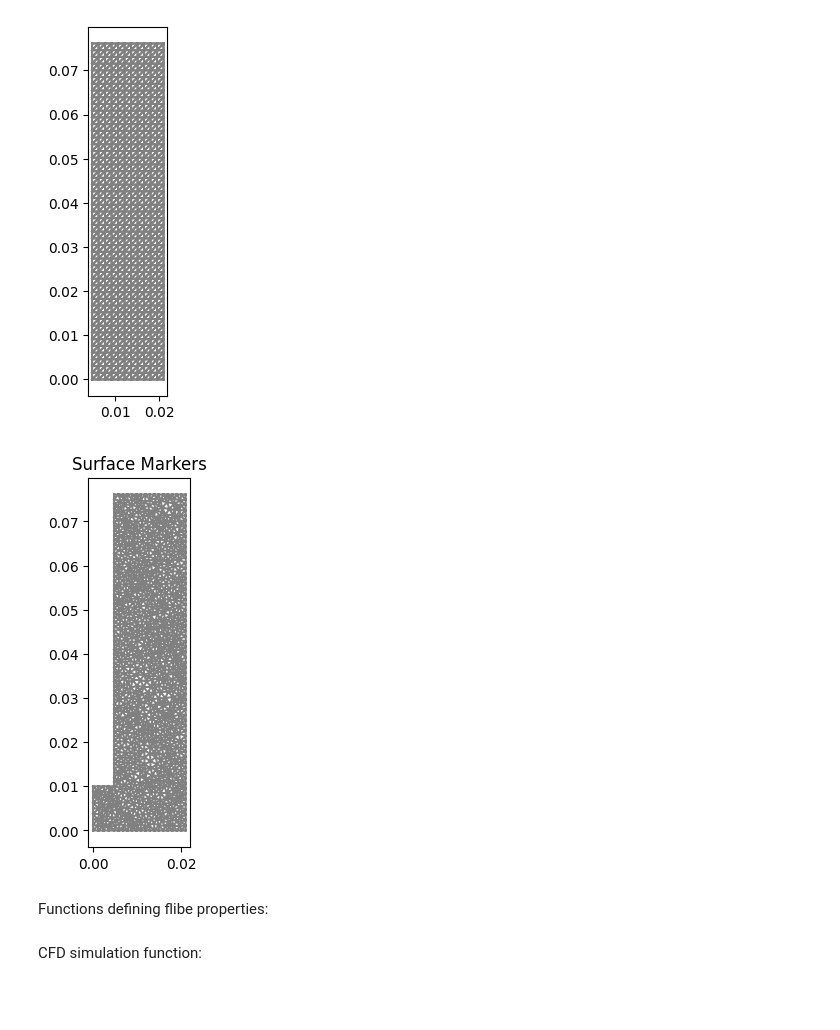
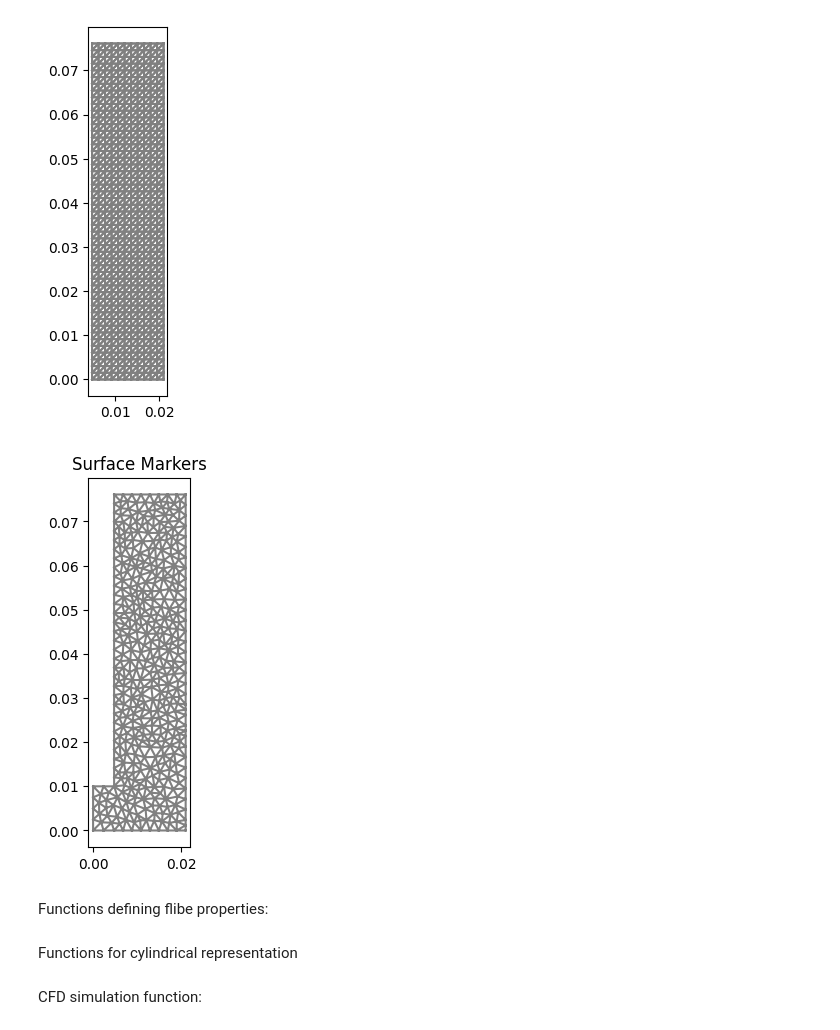
Before and after one commit to WeaverC20/LIBRADiff, a Jupyter notebook: BABY_2D_Simulation.ipynb, the cells around one changed output. Drawn from its saved outputs; the diff is of its cells as text; code cells hidden in the pictures; blank space fills up the shorter version.

```diff
--- a/BABY_2D_Simulation.ipynb
+++ b/BABY_2D_Simulation.ipynb
@@ -65,7 +121,7 @@ p1 = f.Point(x1, 0)
 p2 = f.Point(x1 + x2, y2)
 r2 = Rectangle(p1, p2)
 domain = r1 + r2
-mesh_fenics = generate_mesh(domain, 40)
+mesh_fenics = generate_mesh(domain, 25)
 
 plot(mesh_fenics)
 
@@ -94,34 +150,34 @@ upper_left_surface_str = f'on_boundary && near(x[0], {x2}, tol)'
 upper_left_surface = CompiledSubDomain(
     upper_left_surface_str, tol=1e-14)
 
 left_top_surface_str = f'on_boundary && near(x[1], {y2}, tol)'
 left_top_surface = CompiledSubDomain(
     left_top_surface_str, tol=1e-14)
 
 
 surface_markers = MeshFunction(
     "size_t", mesh_fenics, mesh_fenics.topology().dim() - 1)
 surface_markers.set_all(0)
 
 
 # Surface ids
 left_id = 1
 top_id = 2
 right_id = 3
 bottom_id = 4
 upper_left_id = 5
 left_top_id = 6
 left_surface.mark(surface_markers, left_id)
 right_surface.mark(surface_markers, right_id)
 top_surface.mark(surface_markers, top_id)
 bottom_surface.mark(surface_markers, bottom_id)
 upper_left_surface.mark(surface_markers, upper_left_id)
 left_top_surface.mark(surface_markers, left_top_id)
 
 
 plot(surface_markers, title="Surface Markers")
 # %% [output]
-[figure, old version]
+[figure, new version]
 # %% [markdown]
 Functions defining flibe properties:
 # %%
@@ -163,3 +219,5 @@ def plot_properties():
     plt.legend()
 
     plt.show()
+# %% [markdown]
+Functions for cylindrical representation
```
Also changed, not shown: parts of 7 cells of this notebook.
